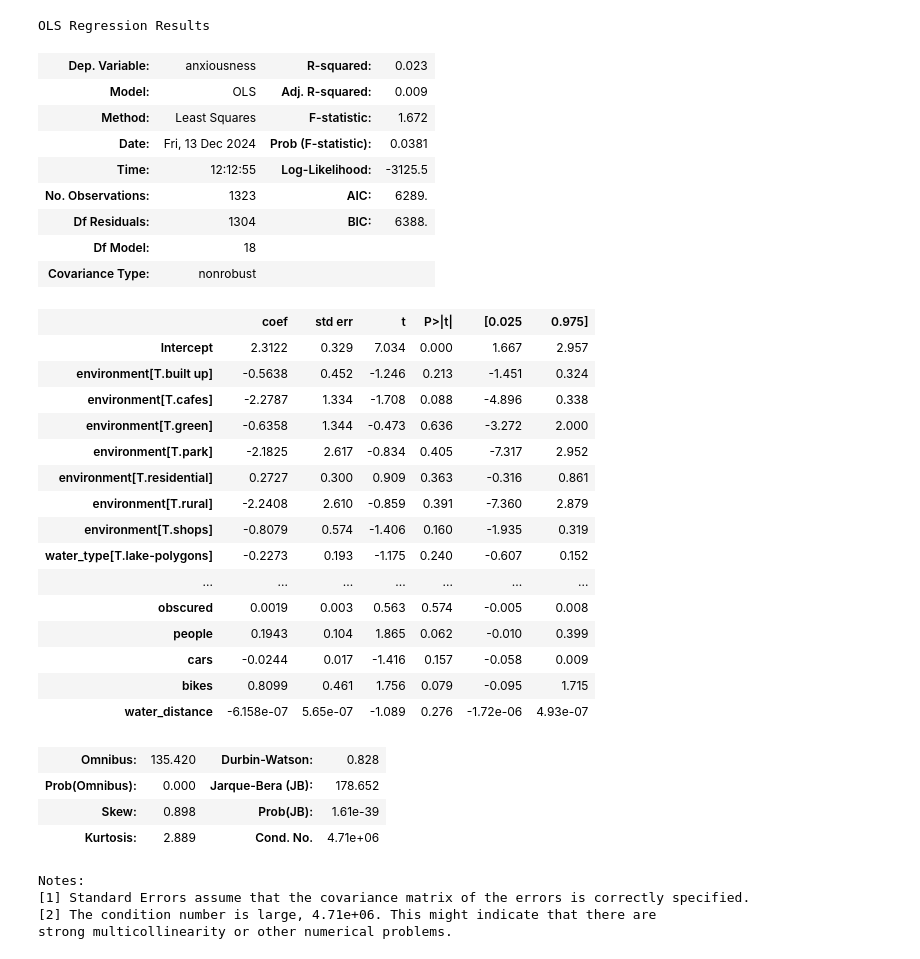
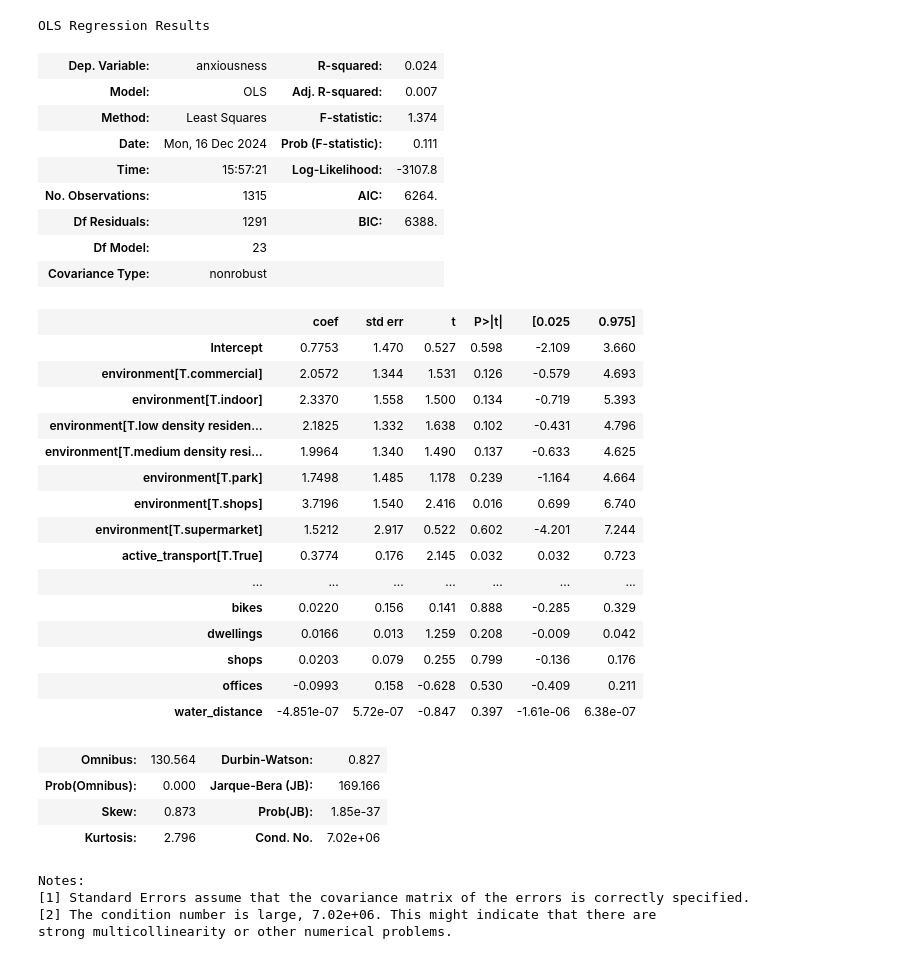
Before and after one commit to UoA-eResearch/streetview, a Jupyter notebook: join_LLM_results.ipynb, the cells around one changed output. Drawn from its saved outputs; the diff is of its cells as text; code cells hidden in the pictures.

```diff
--- a/join_LLM_results.ipynb
+++ b/join_LLM_results.ipynb
@@ -92,3 +92,8 @@ min            4.32646
 75%         1101.74075
 max      1885737.33112
 Name: water_distance, dtype: object
+# %%
+df.green = df.green.str.extract(r"(\d+)").astype(float)
+df.water = df.water.str.extract(r"(\d+)").astype(int)
+df.obscured = df.obscured.str.extract(r"(\d+)").astype(int)
+df.quality = df.quality.str.extract(r"(\d+)").astype(int)
@@ -99,3 +126,3 @@ df.to_csv("merged_results.csv", index=False)
 # %%
-smf.ols(formula="anxiousness ~ green + environment + water + obscured + people + cars + bikes + water_distance + water_type", data=df).fit().summary()
+smf.ols(formula=f"anxiousness ~ {IVs}", data=df).fit().summary()
 # %% [output]
@@ -103,34 +130,34 @@ smf.ols(formula="anxiousness ~ green + environment + water + obscured + people +
 OLS Regression Results
-| Dep. Variable: | anxiousness | R-squared: | 0.023 |
-| Model: | OLS | Adj. R-squared: | 0.009 |
-| Method: | Least Squares | F-statistic: | 1.672 |
-| Date: | Fri, 13 Dec 2024 | Prob (F-statistic): | 0.0381 |
-| Time: | 12:12:55 | Log-Likelihood: | -3125.5 |
-| No. Observations: | 1323 | AIC: | 6289. |
-| Df Residuals: | 1304 | BIC: | 6388. |
-| Df Model: | 18 |  |  |
+| Dep. Variable: | anxiousness | R-squared: | 0.024 |
+| Model: | OLS | Adj. R-squared: | 0.007 |
+| Method: | Least Squares | F-statistic: | 1.374 |
+| Date: | Mon, 16 Dec 2024 | Prob (F-statistic): | 0.111 |
+| Time: | 15:57:21 | Log-Likelihood: | -3107.8 |
+| No. Observations: | 1315 | AIC: | 6264. |
+| Df Residuals: | 1291 | BIC: | 6388. |
+| Df Model: | 23 |  |  |
 | Covariance Type: | nonrobust |  |  |
 |  | coef | std err | t | P>|t| | [0.025 | 0.975] |
-| Intercept | 2.3122 | 0.329 | 7.034 | 0.000 | 1.667 | 2.957 |
-| environment[T.built up] | -0.5638 | 0.452 | -1.246 | 0.213 | -1.451 | 0.324 |
-| environment[T.cafes] | -2.2787 | 1.334 | -1.708 | 0.088 | -4.896 | 0.338 |
-| environment[T.green] | -0.6358 | 1.344 | -0.473 | 0.636 | -3.272 | 2.000 |
-| environment[T.park] | -2.1825 | 2.617 | -0.834 | 0.405 | -7.317 | 2.952 |
-| environment[T.residential] | 0.2727 | 0.300 | 0.909 | 0.363 | -0.316 | 0.861 |
-| environment[T.rural] | -2.2408 | 2.610 | -0.859 | 0.391 | -7.360 | 2.879 |
-| environment[T.shops] | -0.8079 | 0.574 | -1.406 | 0.160 | -1.935 | 0.319 |
-| water_type[T.lake-polygons] | -0.2273 | 0.193 | -1.175 | 0.240 | -0.607 | 0.152 |
+| Intercept | 0.7753 | 1.470 | 0.527 | 0.598 | -2.109 | 3.660 |
+| environment[T.commercial] | 2.0572 | 1.344 | 1.531 | 0.126 | -0.579 | 4.693 |
+| environment[T.indoor] | 2.3370 | 1.558 | 1.500 | 0.134 | -0.719 | 5.393 |
+| environment[T.low density residen... | 2.1825 | 1.332 | 1.638 | 0.102 | -0.431 | 4.796 |
+| environment[T.medium density resi... | 1.9964 | 1.340 | 1.490 | 0.137 | -0.633 | 4.625 |
+| environment[T.park] | 1.7498 | 1.485 | 1.178 | 0.239 | -1.164 | 4.664 |
+| environment[T.shops] | 3.7196 | 1.540 | 2.416 | 0.016 | 0.699 | 6.740 |
+| environment[T.supermarket] | 1.5212 | 2.917 | 0.522 | 0.602 | -4.201 | 7.244 |
+| active_transport[T.True] | 0.3774 | 0.176 | 2.145 | 0.032 | 0.032 | 0.723 |
 | ... | ... | ... | ... | ... | ... | ... |
-| obscured | 0.0019 | 0.003 | 0.563 | 0.574 | -0.005 | 0.008 |
-| people | 0.1943 | 0.104 | 1.865 | 0.062 | -0.010 | 0.399 |
-| cars | -0.0244 | 0.017 | -1.416 | 0.157 | -0.058 | 0.009 |
-| bikes | 0.8099 | 0.461 | 1.756 | 0.079 | -0.095 | 1.715 |
-| water_distance | -6.158e-07 | 5.65e-07 | -1.089 | 0.276 | -1.72e-06 | 4.93e-07 |
+| bikes | 0.0220 | 0.156 | 0.141 | 0.888 | -0.285 | 0.329 |
+| dwellings | 0.0166 | 0.013 | 1.259 | 0.208 | -0.009 | 0.042 |
+| shops | 0.0203 | 0.079 | 0.255 | 0.799 | -0.136 | 0.176 |
+| offices | -0.0993 | 0.158 | -0.628 | 0.530 | -0.409 | 0.211 |
+| water_distance | -4.851e-07 | 5.72e-07 | -0.847 | 0.397 | -1.61e-06 | 6.38e-07 |
-| Omnibus: | 135.420 | Durbin-Watson: | 0.828 |
-| Prob(Omnibus): | 0.000 | Jarque-Bera (JB): | 178.652 |
-| Skew: | 0.898 | Prob(JB): | 1.61e-39 |
-| Kurtosis: | 2.889 | Cond. No. | 4.71e+06 |
+| Omnibus: | 130.564 | Durbin-Watson: | 0.827 |
+| Prob(Omnibus): | 0.000 | Jarque-Bera (JB): | 169.166 |
+| Skew: | 0.873 | Prob(JB): | 1.85e-37 |
+| Kurtosis: | 2.796 | Cond. No. | 7.02e+06 |
 Notes:
 [1] Standard Errors assume that the covariance matrix of the errors is correctly specified.
-[2] The condition number is large, 4.71e+06. This might indicate that there are
+[2] The condition number is large, 7.02e+06. This might indicate that there are
 strong multicollinearity or other numerical problems.
```
Also changed, not shown: parts of 12 cells of this notebook, 2 other files.
